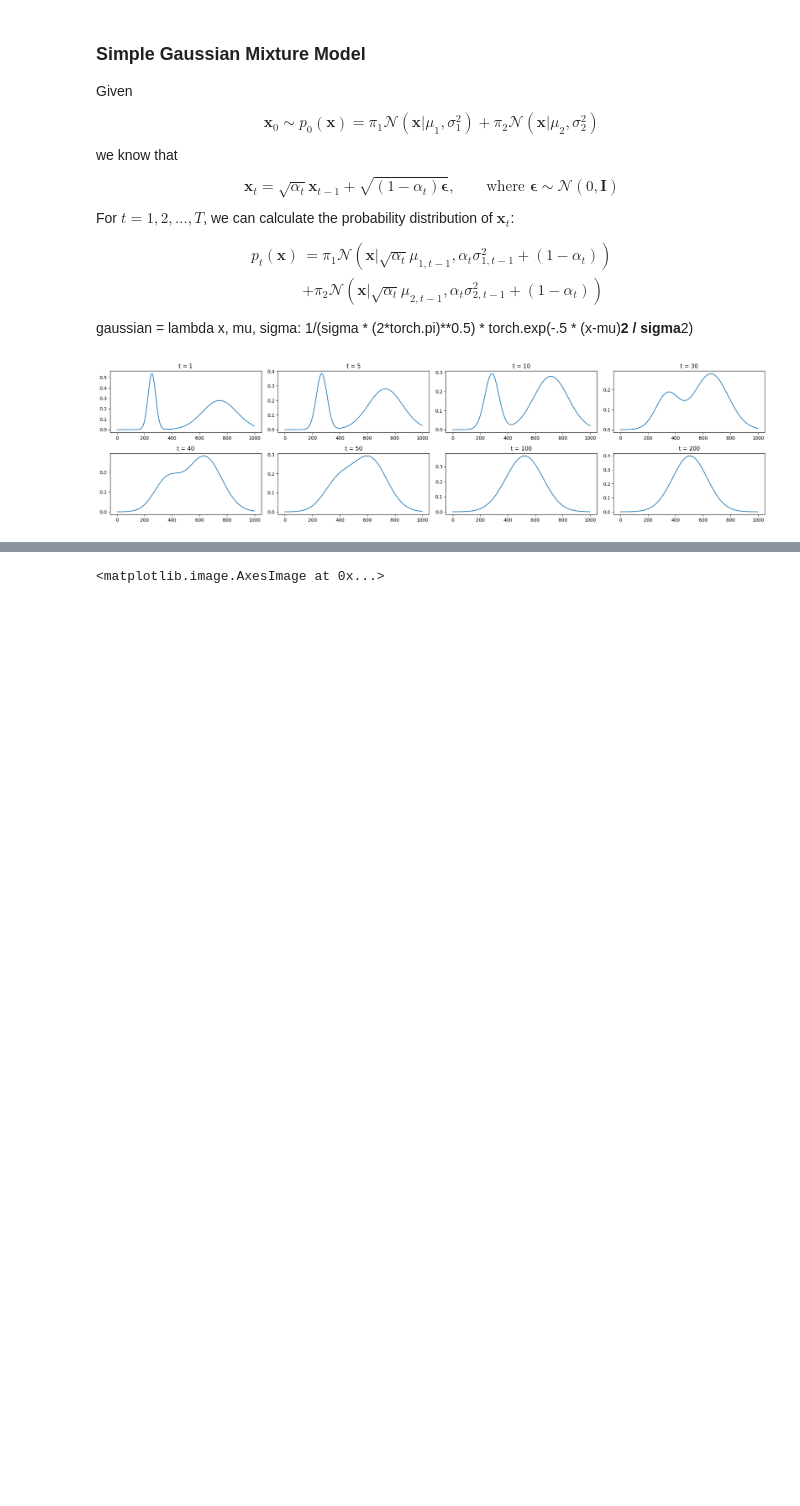
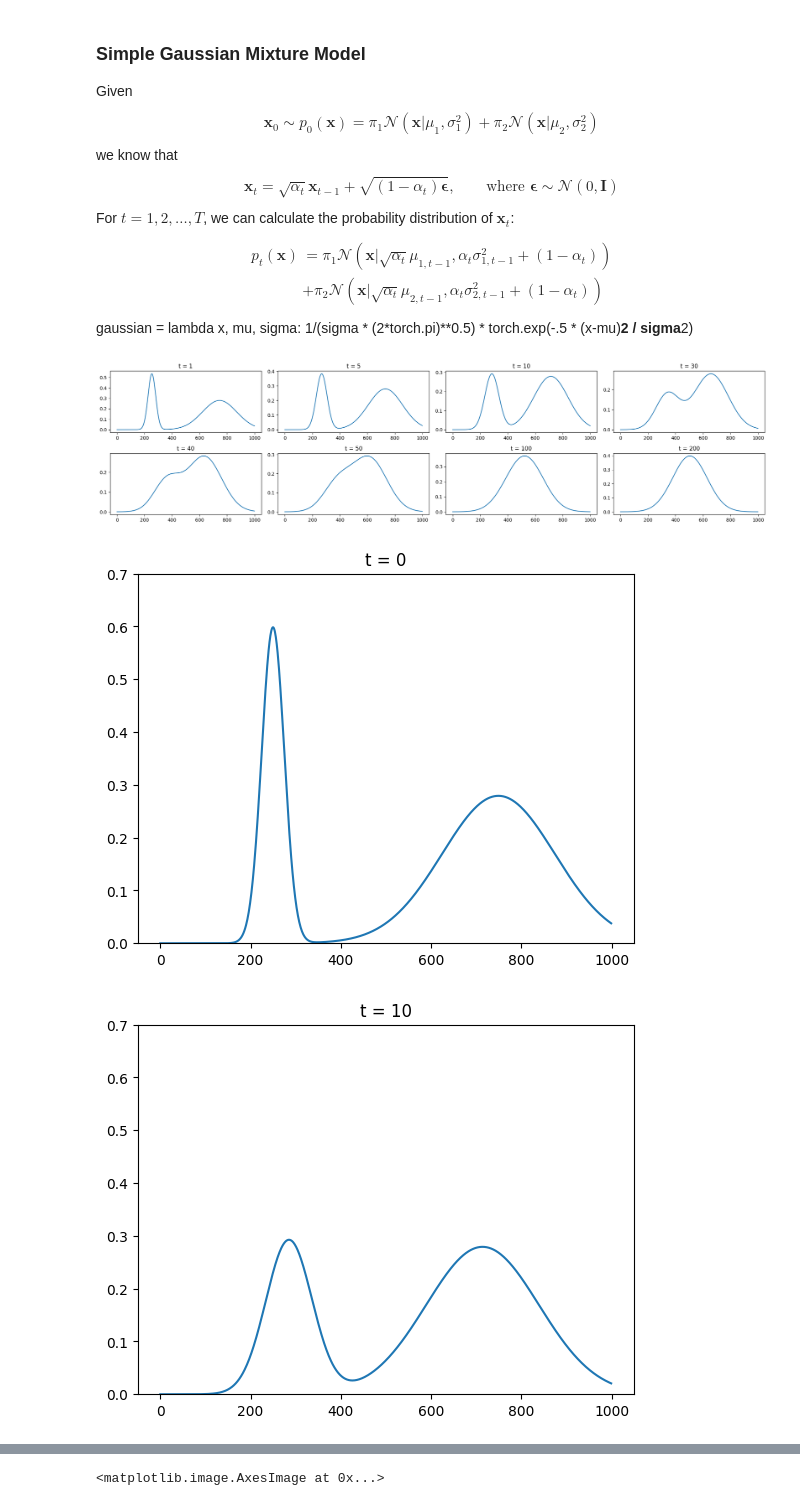
Before and after one commit to Janko-dev/generative_modeling, a Jupyter notebook: notebooks/diffusion_models.ipynb, the cells around one changed output, grey strips where cells are left out. Drawn from its saved outputs; the diff is of its cells as text; code cells hidden in the pictures; blank space fills up the shorter version.

Commit message:
visualization

```diff
--- a/notebooks/diffusion_models.ipynb
+++ b/notebooks/diffusion_models.ipynb
@@ -88,3 +88,21 @@ plt.tight_layout()
 plt.show()
 # %% [output]
 [figure]
+# %%
+ts = range(0, 11)
+
+for t_ in ts:
+
+    t = t_*10
+
+    p_t = pi_1 * gaussian(x, (alpha_t**0.5)**t * mu_1, alpha_t**t * sigma_1 + (1 - alpha_t**t)) \
+        + pi_2 * gaussian(x, (alpha_t**0.5)**t * mu_2, alpha_t**t * sigma_2 + (1 - alpha_t**t))
+
+    plt.plot(p_t)
+    plt.ylim(0, 0.7)
+    plt.title(f"t = {t}")
+    plt.savefig(f"../outputs/simple_diffusion_process/t-{t_}.png", dpi=200)
+    plt.show()
+# %% [output]
+[figure, added]
+[figure, added]
```
Also changed, not shown: parts of 1 cell of this notebook, 11 other files.
